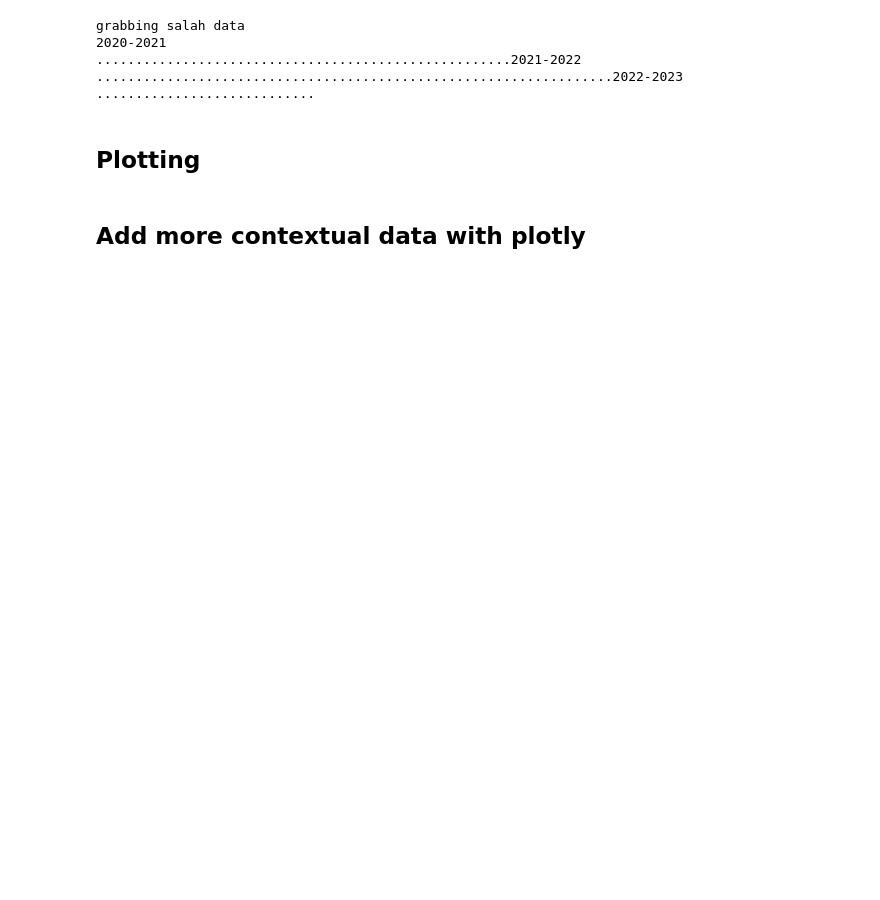
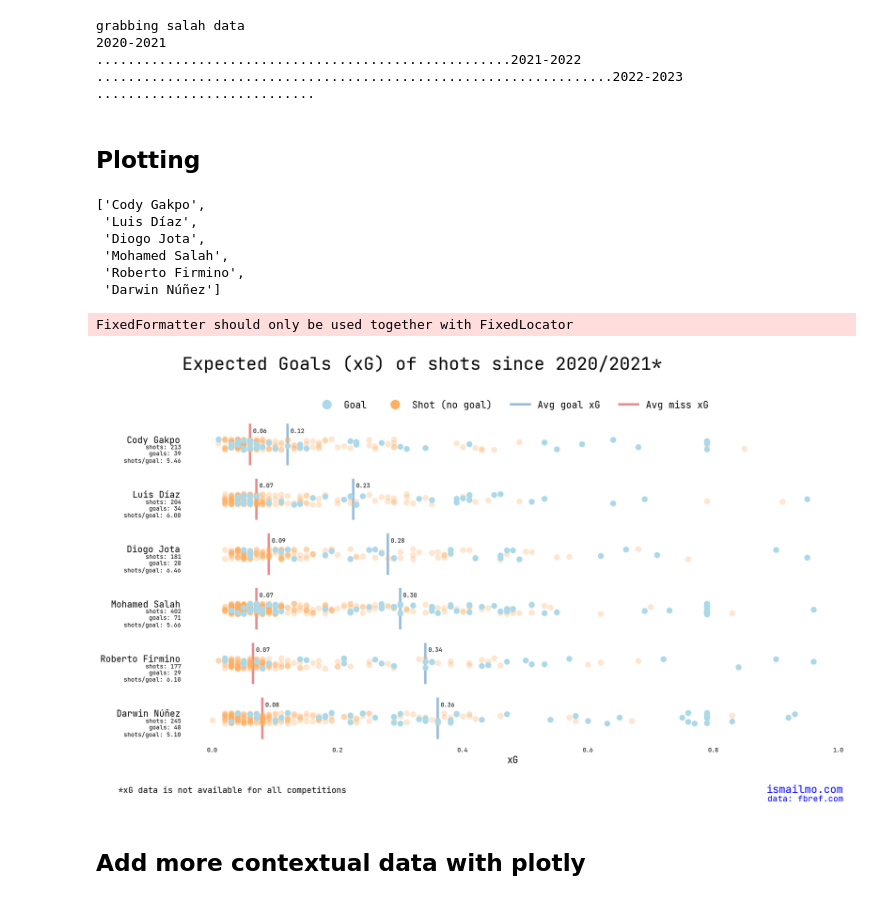
Before and after one commit to ismailmo1/football-data-viz, a Jupyter notebook: nunez-xg-goals/xg_shots.ipynb, the cells around one changed output. Saved outputs shown, nothing was run; the diff lists cells and outputs as text; code cells hidden in the pictures; blank space fills up the shorter version.

```diff
--- a/nunez-xg-goals/xg_shots.ipynb
+++ b/nunez-xg-goals/xg_shots.ipynb
@@ -169,3 +172,12 @@ player_goals = concat_shots[concat_shots['is_goal']]
+# %%
+player_xg_order
+# %% [output]
+['Cody Gakpo',
+ 'Luis Díaz',
+ 'Diogo Jota',
+ 'Mohamed Salah',
+ 'Roberto Firmino',
+ 'Darwin Núñez']
 # %%
 median_goal_xg = player_goals.groupby('Player').median(numeric_only=True).reset_index()
 
@@ -176,9 +188,13 @@ from matplotlib.lines import Line2D
 matplotlib.rcParams['font.family'] = 'JetBrains Mono'
 fig, ax = plt.subplots(figsize=(20,10))
 
+avg_goal_line_color = "#2c7bb6"
+avg_miss_line_color = "#d7191c"
+goal_spot_color = "#abd9e9"
+miss_spot_color = "#fdae61"
 
-sns.stripplot(concat_shots[concat_shots['is_goal']==False],x= 'xG', y='Player', ax=ax, alpha=0.3, s=10, color='grey', order= player_xg_order)
-sns.stripplot(concat_shots[concat_shots['is_goal']==True],x= 'xG', y='Player', ax=ax, s=10, color='red', order= player_xg_order)
+sns.stripplot(concat_shots[concat_shots['is_goal']==False],x= 'xG', y='Player', ax=ax, alpha=0.3, s=10, color=miss_spot_color, order= player_xg_order)
+sns.stripplot(concat_shots[concat_shots['is_goal']==True],x= 'xG', y='Player', ax=ax, s=10, color=goal_spot_color, order= player_xg_order)
 
 ax.tick_params(length=0)
 ax.set_title("Expected Goals (xG) of shots since 2020/2021*", loc="left", pad=80, fontdict={'size':30})
@@ -191,48 +207,67 @@ ax.spines['left'].set_visible(False)
 
 # 'best', 'upper right', 'upper left', 'lower left', 'lower right', 'right', 'center left', 'center right', 'lower center', 'upper center', 'center'
 ax.legend(handles = [
-                Line2D([0], [0], marker='o', color='r', label='Goal', linewidth=0,
+                Line2D([0], [0], marker='o', color=goal_spot_color, label='Goal', linewidth=0,
                         markersize=15),
-                Line2D([0], [0], color='#1f77b4', label='Avg goal xG', linewidth=4,alpha =0.5,
+                 Line2D([0], [0], marker='o', color=miss_spot_color, label='Shot (no goal)', linewidth=0,
+                        markersize=15),
+                Line2D([0], [0], color=avg_goal_line_color, label='Avg goal xG', linewidth=4,alpha =0.5,
+                        markersize=15),
+                Line2D([0], [0], color=avg_miss_line_color, label='Avg miss xG', linewidth=4,alpha =0.5,
                         markersize=15)
                     ],
                     frameon=False,
                     fontsize=16,
                     loc='upper center',
-                    ncol=2,
+                    ncol=4,
                     bbox_to_anchor=(0.5,1.08)
             )
 data_disclaimer = "*xG data is not available for all competitions"
 _ = plt.gcf().text(0.05, 0.0, data_disclaimer, fontsize=14, fontdict={'color':  'black'}, ha="left")
 _ = plt.gcf().text(0.9, 0.00, "ismailmo.com", fontsize=18, fontdict={'color':  'blue'}, ha="right")
 _ = plt.gcf().text(0.9, -0.02, "data: fbref.com", fontsize=14.25, fontdict={'color':  'blue'}, ha="right")
 
 # add avg goal xG line
 tick_label_order = [label._text for label in ax.get_yticklabels()]
-annotation_pos = [(idx,median_goal_xg[median_goal_xg['Player']==tick]['xG'].squeeze()) for idx, tick in enumerate(tick_label_order)]
+goal_annotation_pos = [(idx,median_goal_xg[median_goal_xg['Player']==tick]['xG'].squeeze()) for idx, tick in enumerate(tick_label_order)]
 
-num_y_labels = len(annotation_pos)
-for y,x in annotation_pos:
+num_y_labels = len(goal_annotation_pos)
+for y,x in goal_annotation_pos:
     y_loc = 1- (y/num_y_labels)
     y_width = 1/num_y_labels
     line_height = 1/(num_y_labels+1)
 
-    ax.axvline(x,ymin = y_loc-line_height, ymax = y_loc - y_width + line_height, color='#1f77b4', linewidth = 4, alpha=0.5)
+    ax.axvline(x,ymin = y_loc-line_height, ymax = y_loc - y_width + line_height, color=avg_goal_line_color, linewidth = 4, alpha=0.5)
     offset = 10
     ax.annotate(f"{x:.2f}", (x,y), xytext=(offset/2, 2*offset), textcoords='offset points')
 
+
+miss_annotation_pos = [(idx,median_miss_xg[median_miss_xg['Player']==tick]['xG'].squeeze()) for idx, tick in enumerate(tick_label_order)]
+
+num_y_labels = len(miss_annotation_pos)
+for y,x in miss_annotation_pos:
+    y_loc = 1- (y/num_y_labels)
+    y_width = 1/num_y_labels
+    line_height = 1/(num_y_labels+1)
+
+    ax.axvline(x,ymin = y_loc-line_height, ymax = y_loc - y_width + line_height, color=avg_miss_line_color, linewidth = 4, alpha=0.5)
+    offset = 10
+    ax.annotate(f"{x:.2f}", (x,y), xytext=(offset/2, 2*offset), textcoords='offset points')
 
 ax.tick_params(axis='y', which='major', labelsize=15)
 ax.xaxis.label.set_fontsize(16)
 
 for idx, label in enumerate(tick_label_order):
         num_shots = len(concat_shots[concat_shots['Player']==label])
         num_goals = len(player_goals[player_goals['Player']==label])
         shots_per_goal = num_shots/num_goals
         ax.annotate(f"shots: {num_shots}\ngoals: {num_goals}\nshots/goal: {shots_per_goal:.2f}",
                 xy=(-0.05,idx + 0.33), xycoords='data', annotation_clip=False, horizontalalignment='right')
 
 _ = ax.set_yticklabels(ax.get_yticklabels(), va='bottom')
+# %% [output]
+FixedFormatter should only be used together with FixedLocator
+[figure, added]
 # %% [markdown]
 ## Add more contextual data with plotly
 # %%
```
Also changed, not shown: parts of 5 cells of this notebook.
